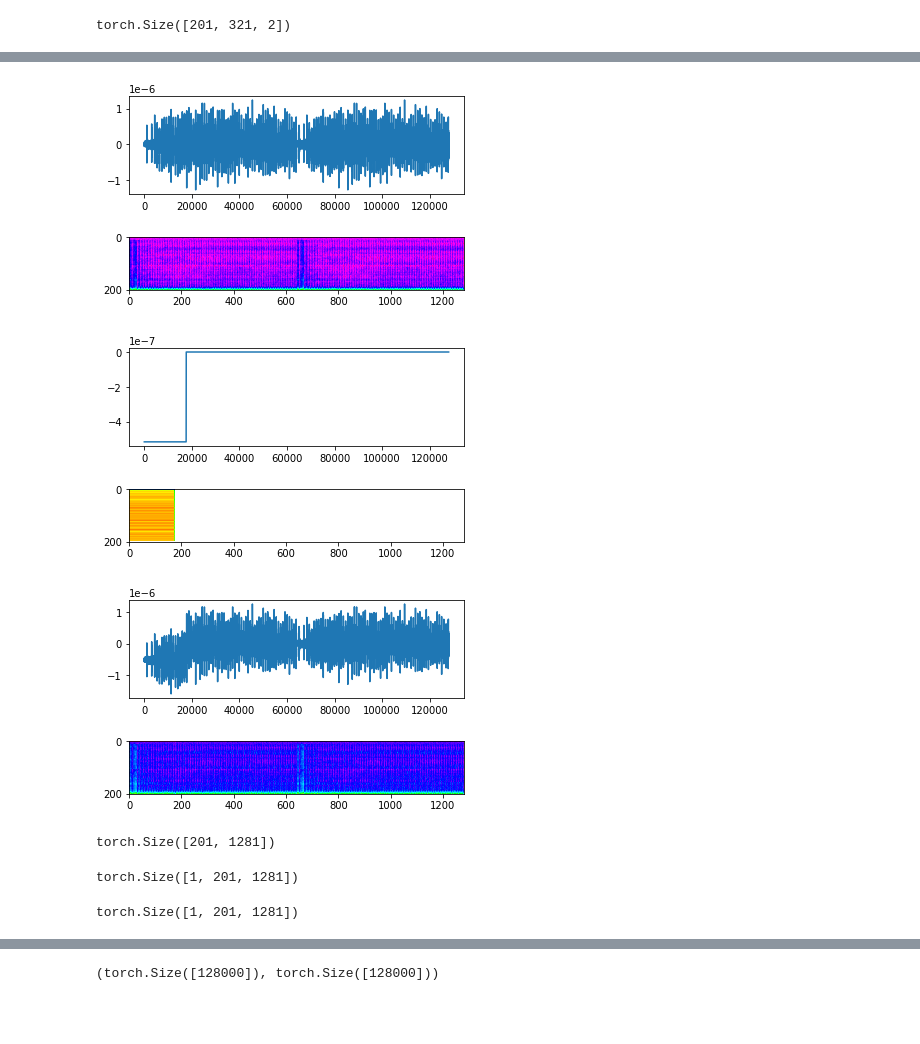
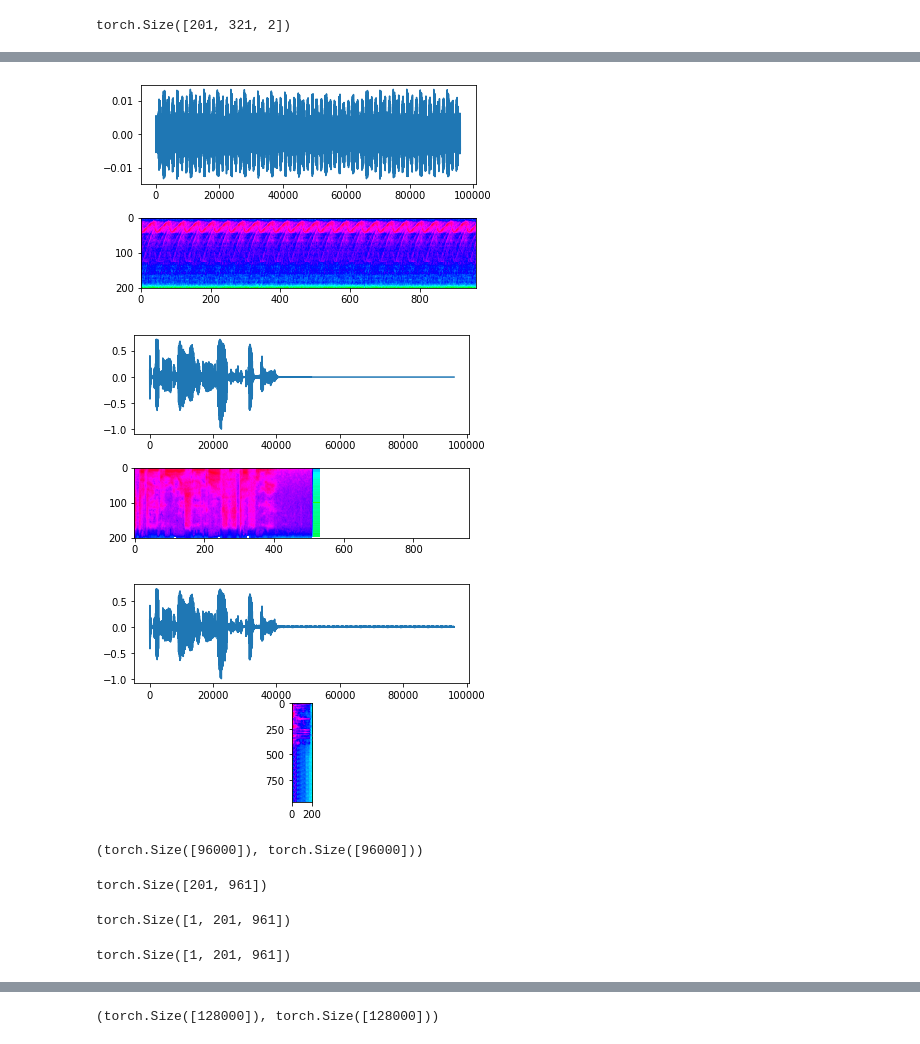
Before and after one commit to VamsiKrishna1211/Noise-Reduction-Deep-Learning, a Jupyter notebook: Signal_synthesis.ipynb, the cells around one changed output, grey strips where cells are left out. Saved outputs shown, nothing was run; the diff lists cells and outputs as text; code cells hidden in the pictures; blank space fills up the shorter version.

```diff
--- a/Signal_synthesis.ipynb
+++ b/Signal_synthesis.ipynb
@@ -261,11 +261,11 @@ signal = signal.to(device)
 
 def_sr = default_sr
 n_fft = 400
-win_length = n_fft
-hop_len = win_length // 4
+win_length = n_fft//2
+hop_len = n_fft // 4
 f_min = 0
 f_max = def_sr // 2
-sec = 8
+sec = 6
 signal_noise, signal, noise = get_mixed_signal(signal, noise, default_sr, sec, SNR)
 
 signal_noise.type()
@@ -278,7 +278,7 @@ spec_transform = ta.transforms.Spectrogram(n_fft=n_fft, win_length=win_length, h
 fig, axes = plt.subplots(2, 1)
 
 specgram =spec_transform(noise)
-axes[0].plot(noise.t().to(torch.device("cpu")).numpy())
+axes[0].plot(noise.to(torch.device("cpu")).numpy())
 specgram = specgram.to(torch.device("cpu"))
 axes[1].imshow(specgram.log2().numpy(), cmap=plt.cm.hsv)
 
@@ -296,51 +296,55 @@ specgram.shape
 
 specgram.shape
 
 
 fig, axes = plt.subplots(2, 1)
 # signal = ta.transforms.AmplitudeToDB()(signal)
 
 specgram_noiseless = spec_transform(signal)
 axes[0].plot(signal.t().to(torch.device("cpu")).numpy())
 specgram = specgram_noiseless.to(torch.device("cpu"))
 axes[1].imshow(specgram.log2().numpy(), cmap=plt.cm.hsv)
 
 sr = ssr
 x = signal.to(torch.device("cpu")).numpy()
 ipd.Audio(x, rate=default_sr)
 
 specgram.shape
 
 
 fig, axes = plt.subplots(2, 1)
 
 
 specgram = spec_transform(signal_noise)
 axes[0].plot(signal_noise.t().to(torch.device("cpu")).numpy())
 specgram = specgram.to(torch.device("cpu"))
-axes[1].imshow(specgram.log2().numpy(), cmap=plt.cm.hsv)
+axes[1].imshow(specgram.log2().t().numpy(), cmap=plt.cm.hsv)
 sr = ssr
 x = signal_noise.to(torch.device("cpu")).numpy()
 ipd.Audio(x, rate=default_sr)
 # %% [output]
 [interactive output not drawn]
-[figure, old version]
+[figure, new version]
-[figure, old version]
+[figure, new version]
-[figure, old version]
+[figure, new version]
+# %%
+signal.t().shape, signal.shape
+# %% [output]
+(torch.Size([96000]), torch.Size([96000]))
 # %%
 specgram.shape
 # %% [output]
-torch.Size([201, 1281])
+torch.Size([201, 961])
 # %%
 new_spec = specgram.unsqueeze(0)
 # %%
 new_spec.shape
 # %% [output]
-torch.Size([1, 201, 1281])
+torch.Size([1, 201, 961])
 # %%
 new_spec[:, :, :].shape
 # %% [output]
-torch.Size([1, 201, 1281])
+torch.Size([1, 201, 961])
 # %%
 %%time
 
```
Also changed, not shown: parts of 5 cells of this notebook, 2 other files.
